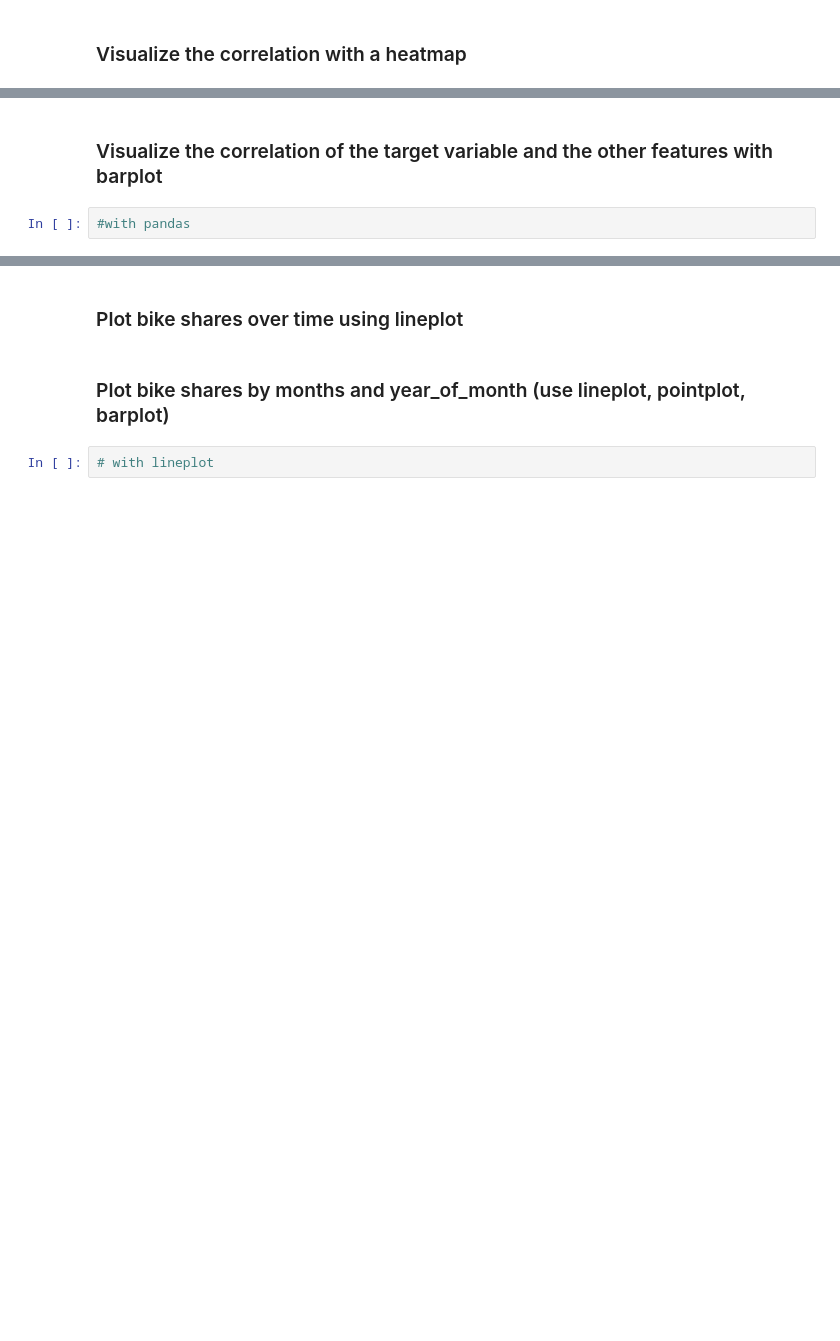
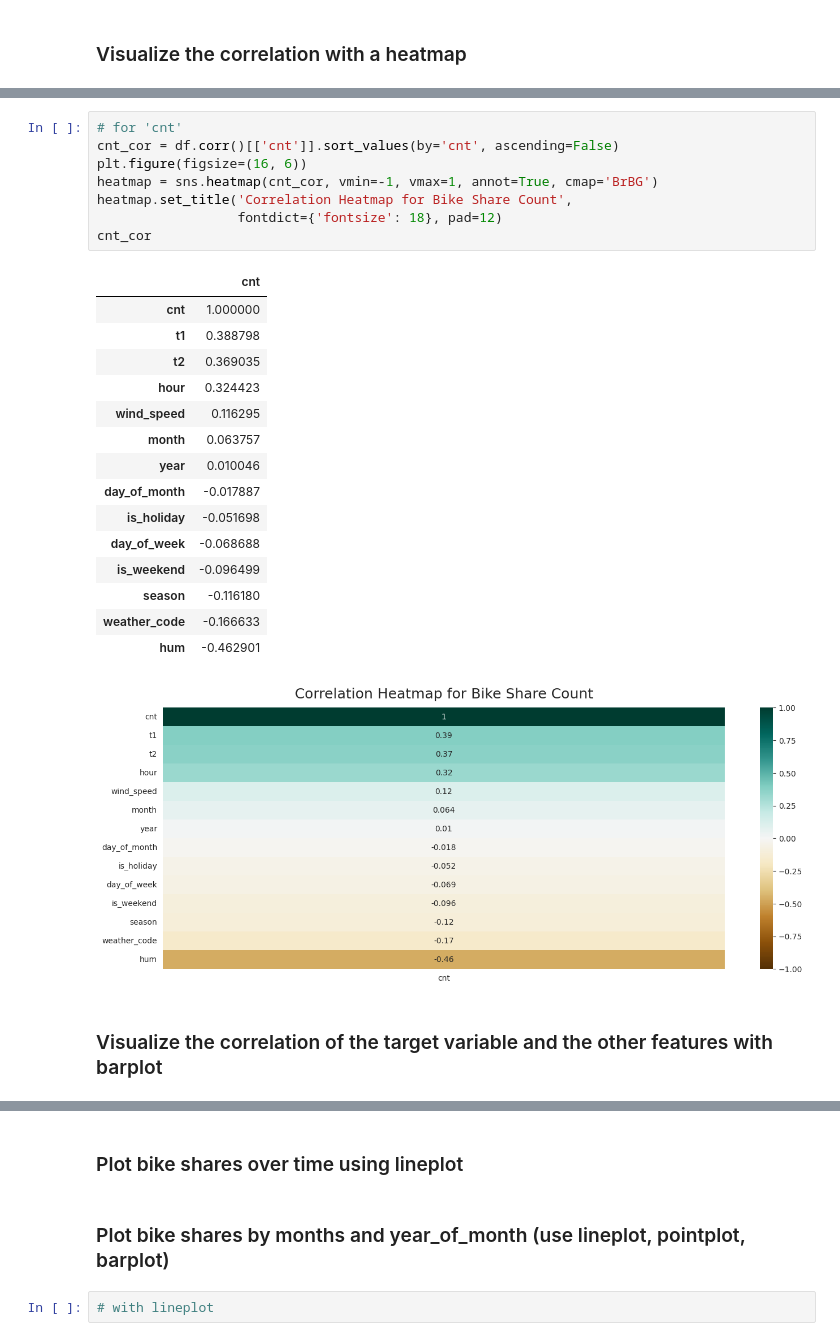
Before and after one commit to KursaDSc/Data_visualization_Assignment, a Jupyter notebook: Homework.ipynb, the cells around one changed output, grey strips where cells are left out. Cells and saved outputs as stored; diff of their text form; blank space fills up the shorter version.

```diff
--- a/Homework.ipynb
+++ b/Homework.ipynb
@@ -216,4 +244,27 @@ df.head()
+# %%
+# for 'cnt'
+cnt_cor = df.corr()[['cnt']].sort_values(by='cnt', ascending=False)
+plt.figure(figsize=(16, 6))
+heatmap = sns.heatmap(cnt_cor, vmin=-1, vmax=1, annot=True, cmap='BrBG')
+heatmap.set_title('Correlation Heatmap for Bike Share Count',
+                  fontdict={'fontsize': 18}, pad=12)
+cnt_cor
+# %% [output]
+|  | cnt |
+| cnt | 1.000000 |
+| t1 | 0.388798 |
+| t2 | 0.369035 |
+| hour | 0.324423 |
+| wind_speed | 0.116295 |
+| month | 0.063757 |
+| year | 0.010046 |
+| day_of_month | -0.017887 |
+| is_holiday | -0.051698 |
+| day_of_week | -0.068688 |
+| is_weekend | -0.096499 |
+| season | -0.116180 |
+| weather_code | -0.166633 |
+| hum | -0.462901 |
+[figure, added]
 # %% [markdown]
 ### Visualize the correlation of the target variable and the other features with barplot
-# %%
-#with pandas
```
Also changed, not shown: parts of 13 cells of this notebook, 1 other file.
